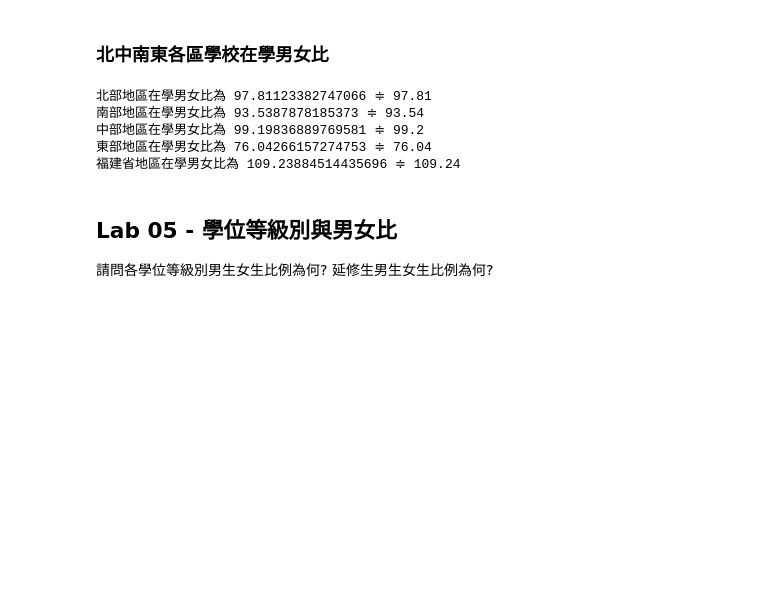
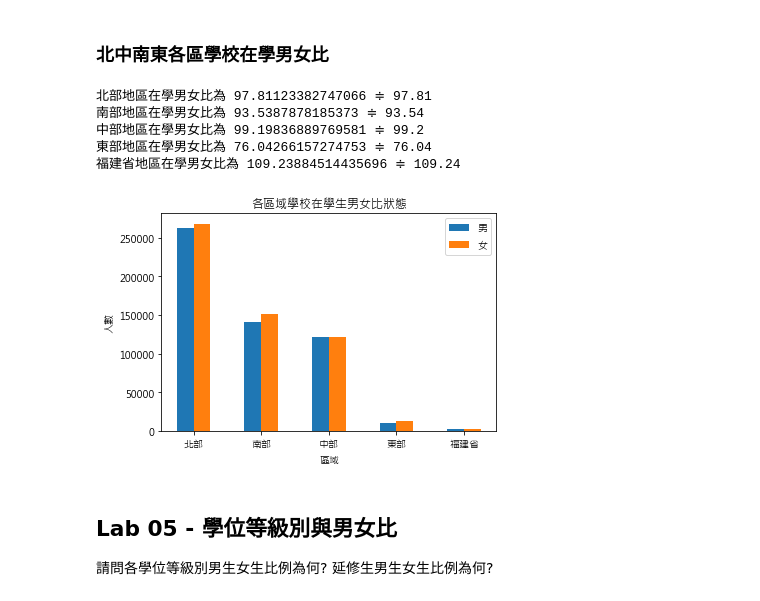
Before and after one commit to whyhugo/LATIA112-1, a Jupyter notebook: data_processing/Lab.ipynb, the cells around one changed output. Saved outputs shown, nothing was run; the diff lists cells and outputs as text; code cells hidden in the pictures; blank space fills up the shorter version.

```diff
--- a/data_processing/Lab.ipynb
+++ b/data_processing/Lab.ipynb
@@ -372,12 +390,16 @@ for area in area_list:
 area_male = 0
 area_female = 0
 area_list = list(df['區域'].unique())
+listy1 = [] # 視覺化使用
+listy2 = [] # 視覺化使用
 
 for area in area_list:
     for city in count1[area]:
         area_male += count1[area][city]['在學男生數']
         area_female += count1[area][city]['在學女生數']
     print(f"{area}地區在學男女比為 {area_male/area_female*100} ≑ {round(area_male/area_female*100, 2)}")
+    listy1.append(area_male)
+    listy2.append(area_female)
     area_male, area_female = 0, 0
 # %% [output]
 北部地區在學男女比為 97.81123382747066 ≑ 97.81
@@ -385,6 +407,21 @@ for area in area_list:
 中部地區在學男女比為 99.19836889769581 ≑ 99.2
 東部地區在學男女比為 76.04266157274753 ≑ 76.04
 福建省地區在學男女比為 109.23884514435696 ≑ 109.24
+# %%
+width = 0.25
+listx = area_list
+listx1 = [x - width/2 for x in range(len(listx))]
+listx2 = [x + width/2 for x in range(len(listx))]
+plt.bar(listx1, listy1, width, label='男')
+plt.bar(listx2, listy2, width, label='女')
+plt.xticks(range(len(listx)), labels=listx)
+plt.legend()
+plt.title('各區域學校在學生男女比狀態')
+plt.xlabel('區域')
+plt.ylabel('人數')
+plt.show()
+# %% [output]
+[figure, added]
 # %% [markdown]
 ## Lab 05 - 學位等級別與男女比
 請問各學位等級別男生女生比例為何? 延修生男生女生比例為何?
```
Also changed, not shown: parts of 5 cells of this notebook.
